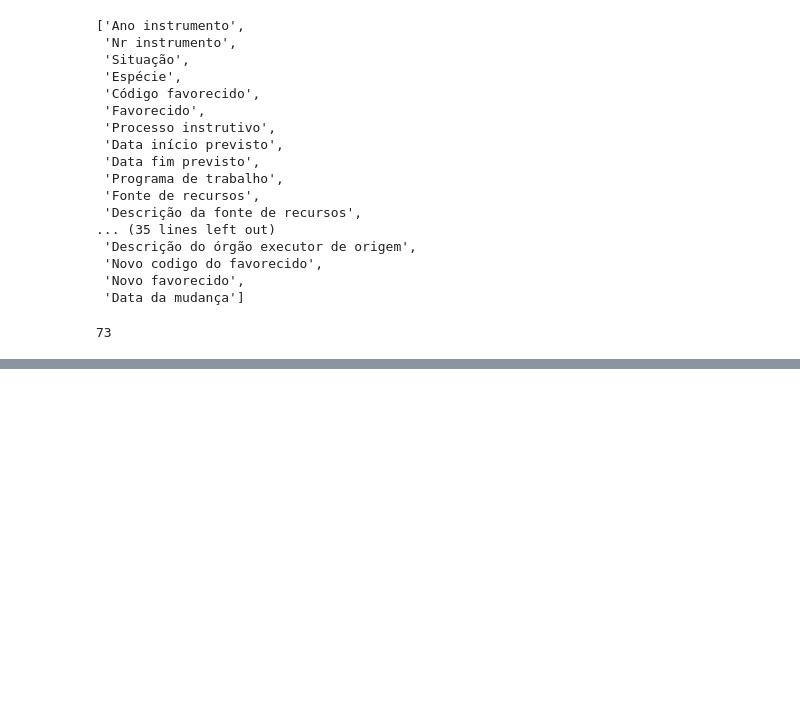
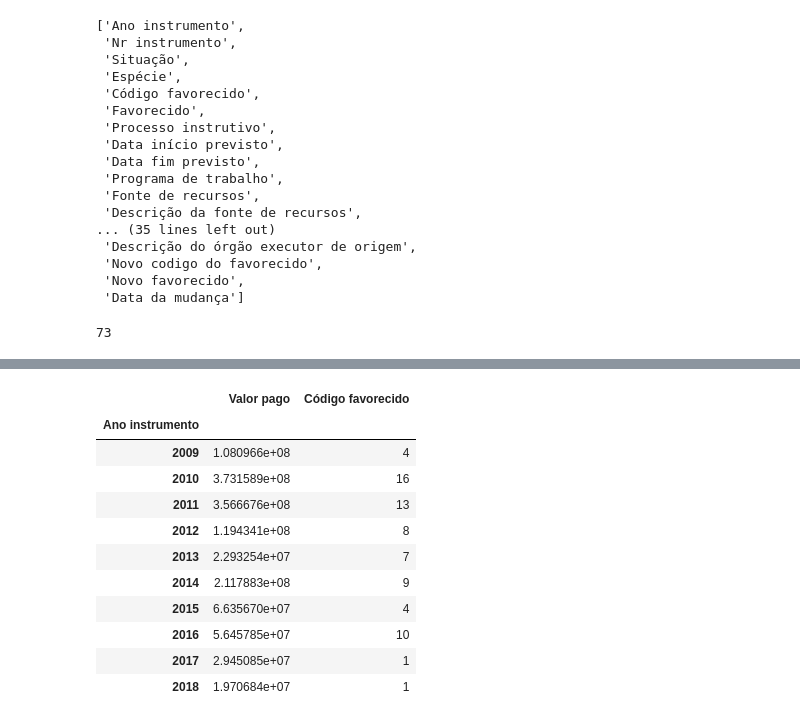
Before and after one commit to jpedrojpedro/icd-20191, a Jupyter notebook: app/carga-arquivos.ipynb, the cells around one changed output, grey strips where cells are left out. Saved outputs shown, nothing was run; the diff lists cells and outputs as text; code cells hidden in the pictures; blank space fills up the shorter version.

Commit message:
Exportando em múltiplas abas
Uma com dados detalhados e outra com dados agrupados por total de valor
e quantidade de fornecedores.

```diff
--- a/app/carga-arquivos.ipynb
+++ b/app/carga-arquivos.ipynb
@@ -167,0 +191,21 @@ dff2.to_excel('output/gastos_os_saude.xlsx')
+# %%
+aggregations = {
+    'Valor pago': 'sum',
+    'Código favorecido': 'count'
+}
+dff4 = dff.groupby('Ano instrumento').agg(aggregations)
+# %%
+dff4
+# %% [output]
+|  | Valor pago | Código favorecido |
+| Ano instrumento |  |  |
+| 2009 | 1.080966e+08 | 4 |
+| 2010 | 3.731589e+08 | 16 |
+| 2011 | 3.566676e+08 | 13 |
+| 2012 | 1.194341e+08 | 8 |
+| 2013 | 2.293254e+07 | 7 |
+| 2014 | 2.117883e+08 | 9 |
+| 2015 | 6.635670e+07 | 4 |
+| 2016 | 5.645785e+07 | 10 |
+| 2017 | 2.945085e+07 | 1 |
+| 2018 | 1.970684e+07 | 1 |
```
Also changed, not shown: parts of 9 cells of this notebook.
